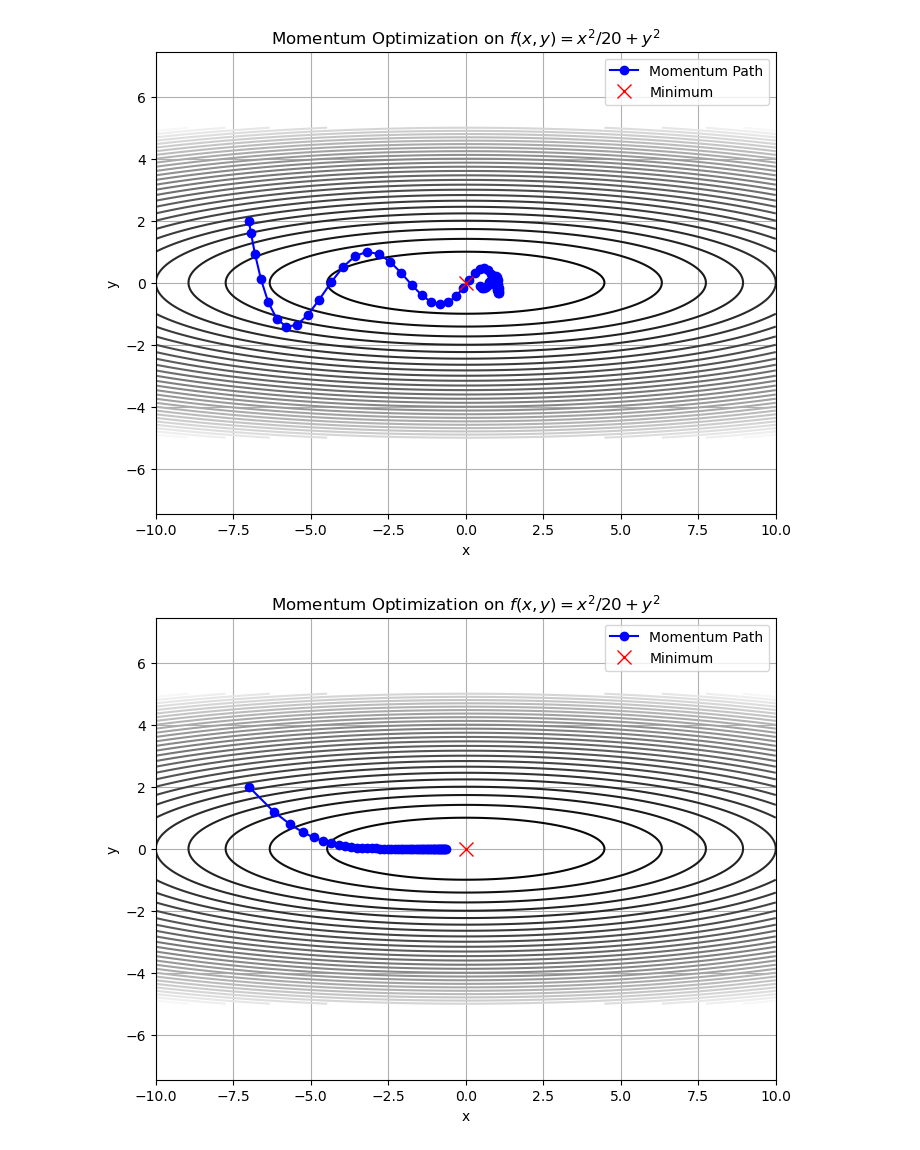
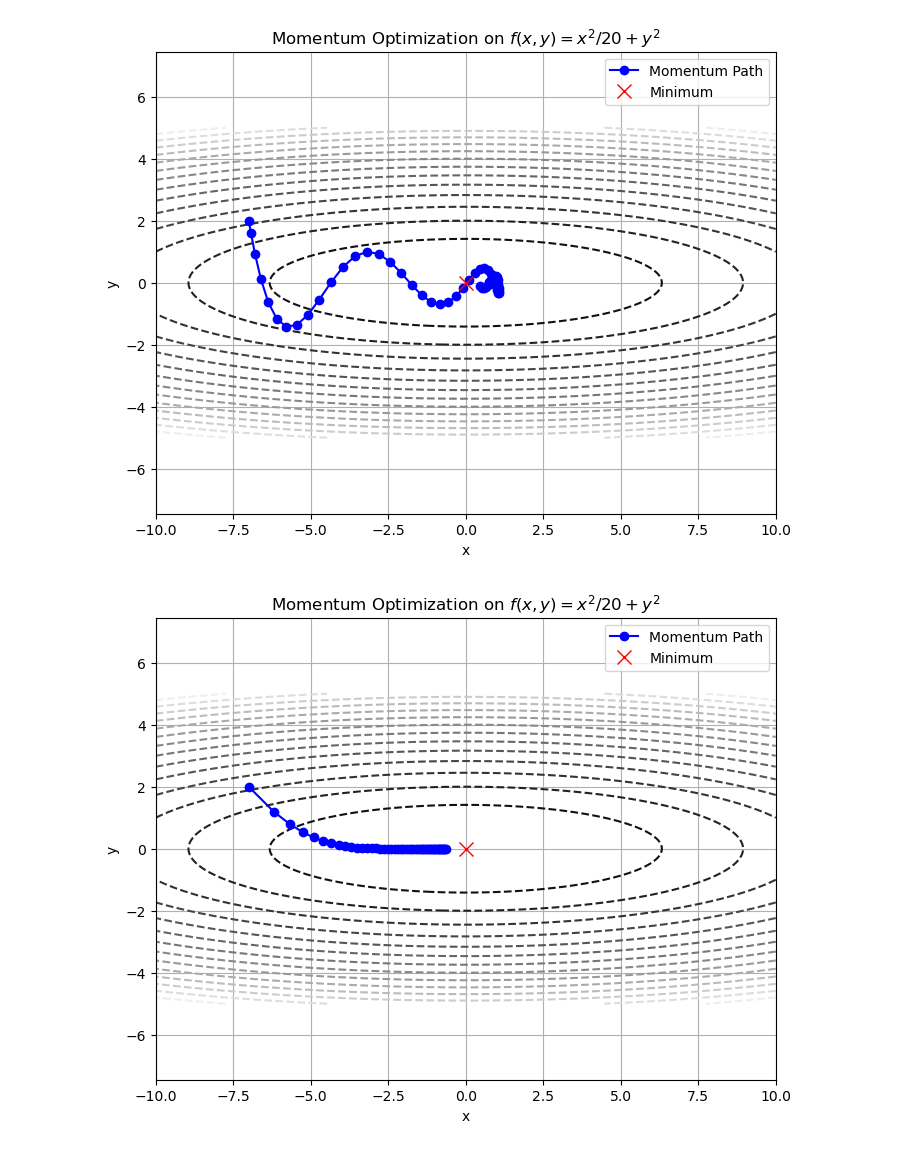
Before and after one commit to andsosallycanwait/deep_learning_from_scratch, a Jupyter notebook: 1-ch06.ipynb, the cells around one changed output. Saved outputs shown, nothing was run; the diff lists cells and outputs as text; code cells hidden in the pictures.

```diff
--- a/1-ch06.ipynb
+++ b/1-ch06.ipynb
@@ -207,7 +207,7 @@ class SGD:
 
     def update(self, params, grads):
         for key in params.keys():
-            params[key] = params[key] - self.lr*grads[key]
+            params[key] -= self.lr*grads[key]
 # %%
 import numpy as np
 import matplotlib.pyplot as plt
@@ -274,6 +274,6 @@ plt.show()
 # %%
 class Momentum:
-    def __init__(self, lr, momentum):
+    def __init__(self, lr, momentum=0.9):
         self.lr = lr
         self.momentum = momentum
         self.v = None
@@ -286,7 +286,7 @@ class Momentum:
 
         for key in params.keys():
             self.v[key] = self.momentum*self.v[key] - self.lr*grads[key]
-            params[key] = params[key] + self.v[key]
+            params[key] += self.v[key]
 # %%
 import numpy as np
 import matplotlib.pyplot as plt
@@ -321,35 +321,35 @@ init_pos = np.array([-7.0, 2.0])
 params = {'x': init_pos.copy()}
 optimizer = Momentum(lr=0.1, momentum=0.9)
 
 x_history = []
 
 # 최적화 루프
 for _ in range(50):
     x_history.append(params['x'].copy())
     grads = numerical_gradient(function_2, params)
     optimizer.update(params, grads)
 
 x_history = np.array(x_history)
 
 # 등고선 그리기
 x = np.linspace(-10, 10, 400)
 y = np.linspace(-5, 5, 400)
 X, Y = np.meshgrid(x, y)
 Z = (X ** 2) / 20 + Y ** 2
 
 plt.figure(figsize=(8, 6))
-contour = plt.contour(X, Y, Z, levels=30, cmap='gray')
+contour = plt.contour(X, Y, Z, levels=15, cmap='gray', linestyles='dashed')
 plt.plot(x_history[:, 0], x_history[:, 1], 'o-', color='blue', label='Momentum Path')
 plt.plot(0, 0, 'rx', markersize=10, label='Minimum')
 plt.xlabel('x')
 plt.ylabel('y')
 plt.title('Momentum Optimization on $f(x, y) = x^2/20 + y^2$')
 plt.legend()
 plt.grid(True)
 plt.axis('equal')
 plt.show()
 # %% [output]
-[figure, old version]
+[figure, new version]
 # %%
 class AdaGrad:
     def __init__(self, lr):
@@ -416,7 +416,7 @@ X, Y = np.meshgrid(x, y)
 Z = (X ** 2) / 20 + Y ** 2
 
 plt.figure(figsize=(8, 6))
-contour = plt.contour(X, Y, Z, levels=30, cmap='gray')
+contour = plt.contour(X, Y, Z, levels=15, cmap='gray', linestyles='dashed')
 plt.plot(x_history[:, 0], x_history[:, 1], 'o-', color='blue', label='Momentum Path')
 plt.plot(0, 0, 'rx', markersize=10, label='Minimum')
 plt.xlabel('x')
@@ -427,4 +427,4 @@ plt.grid(True)
 plt.axis('equal')
 plt.show()
 # %% [output]
-[figure, old version]
+[figure, new version]
```
Also changed, not shown: parts of 28 cells of this notebook, 13 other files.
